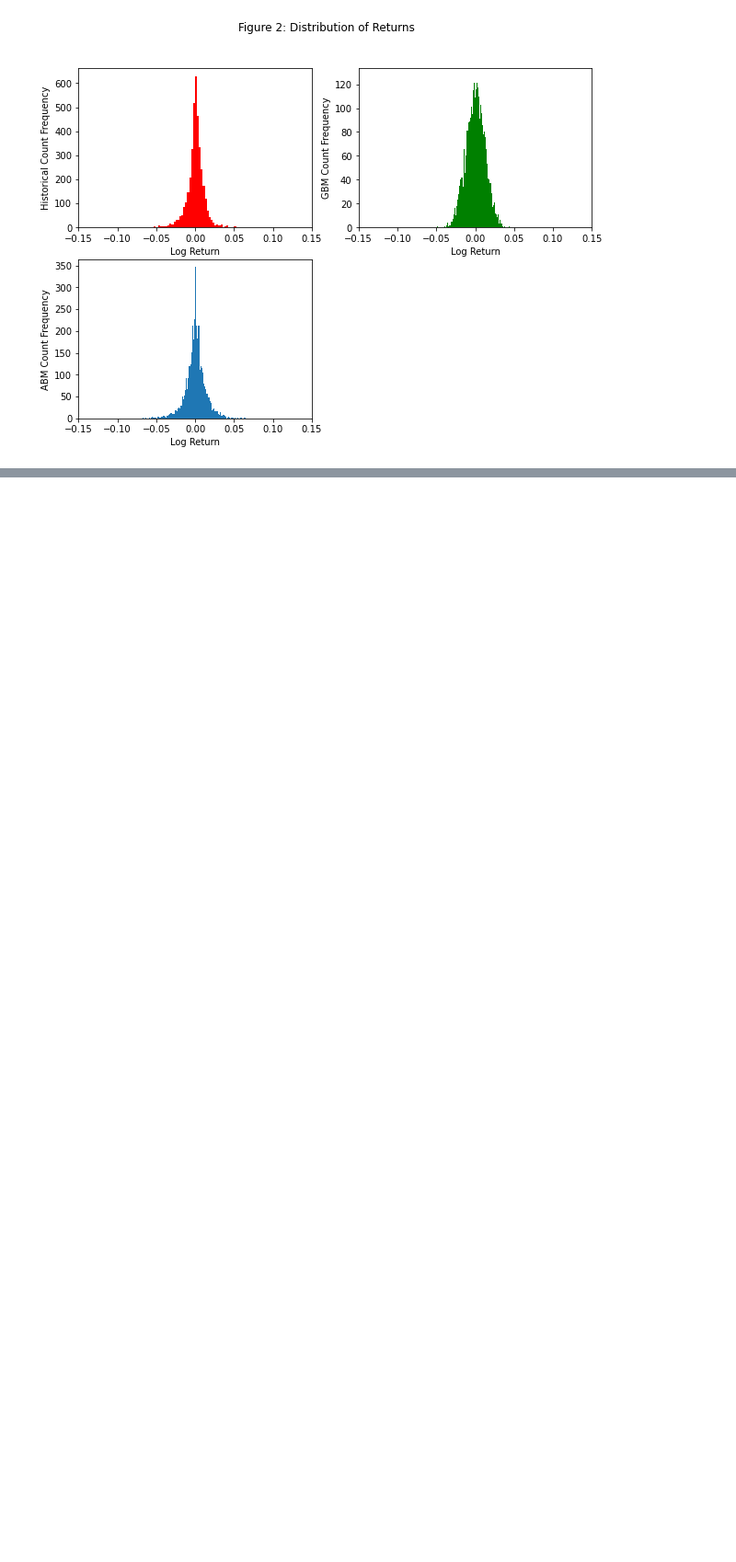
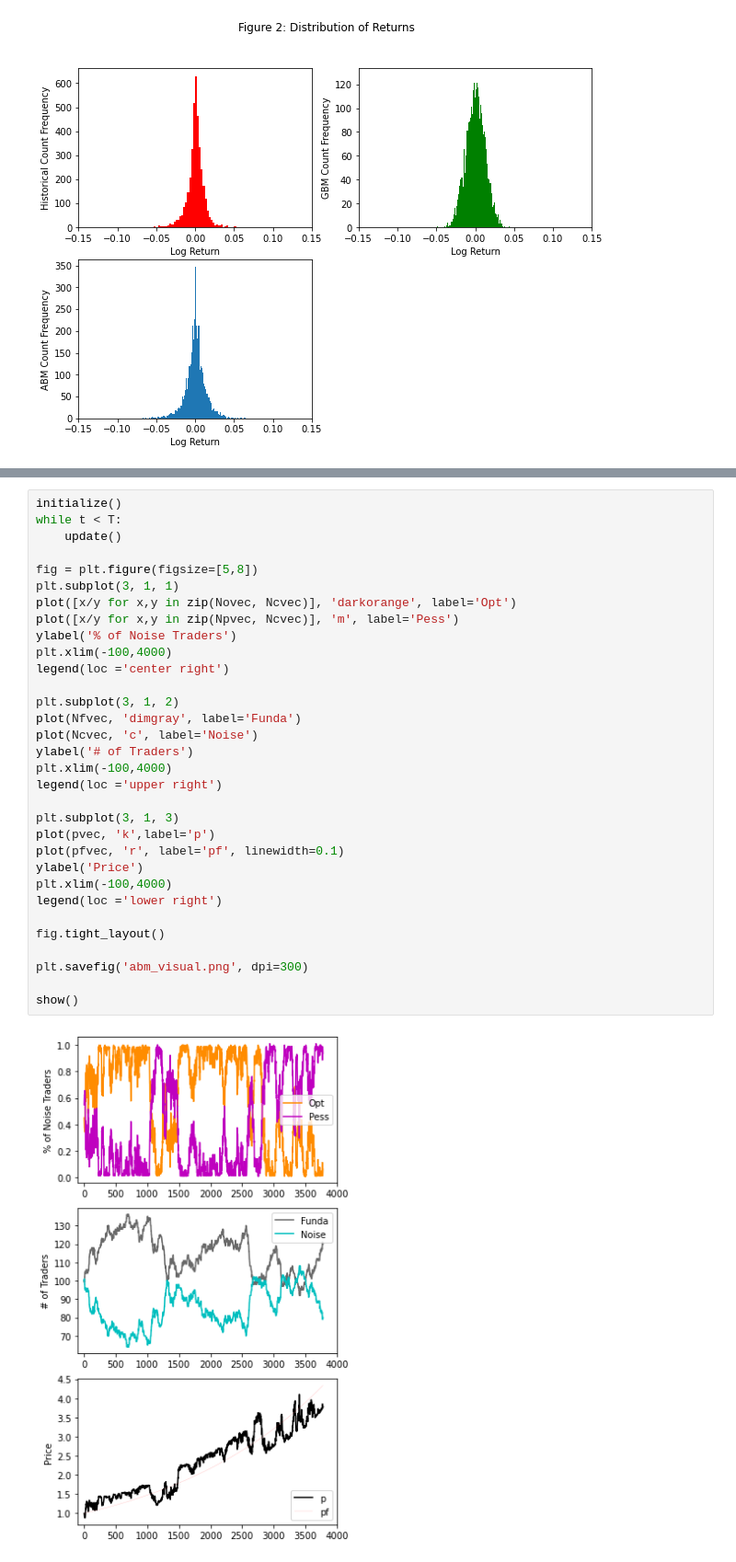
Before and after one commit to ssie-projects/ssie523-abm-markets, a Jupyter notebook: research/MarketABM.ipynb, the cells around one changed output, grey strips where cells are left out. Shown at 92% size. Cells and saved outputs as stored; diff of their text form; blank space fills up the shorter version.

Commit message:
Added ABM visualization, moved PyCX code to end of notebook

```diff
--- a/research/MarketABM.ipynb
+++ b/research/MarketABM.ipynb
@@ -723,0 +630,34 @@ plt.show()
+# %%
+initialize()
+while t < T:
+    update()
+
+fig = plt.figure(figsize=[5,8])
+plt.subplot(3, 1, 1)
+plot([x/y for x,y in zip(Novec, Ncvec)], 'darkorange', label='Opt')
+plot([x/y for x,y in zip(Npvec, Ncvec)], 'm', label='Pess')
+ylabel('% of Noise Traders')
+plt.xlim(-100,4000)
+legend(loc ='center right')
+
+plt.subplot(3, 1, 2)
+plot(Nfvec, 'dimgray', label='Funda')
+plot(Ncvec, 'c', label='Noise')
+ylabel('# of Traders')
+plt.xlim(-100,4000)
+legend(loc ='upper right')
+
+plt.subplot(3, 1, 3)
+plot(pvec, 'k',label='p')
+plot(pfvec, 'r', label='pf', linewidth=0.1)
+ylabel('Price')
+plt.xlim(-100,4000)
+legend(loc ='lower right')
+
+fig.tight_layout()
+
+plt.savefig('abm_visual.png', dpi=300)
+
+show()
+# %% [output]
+[figure, added]
```
Also changed, not shown: parts of 11 cells of this notebook, 1 other file.
